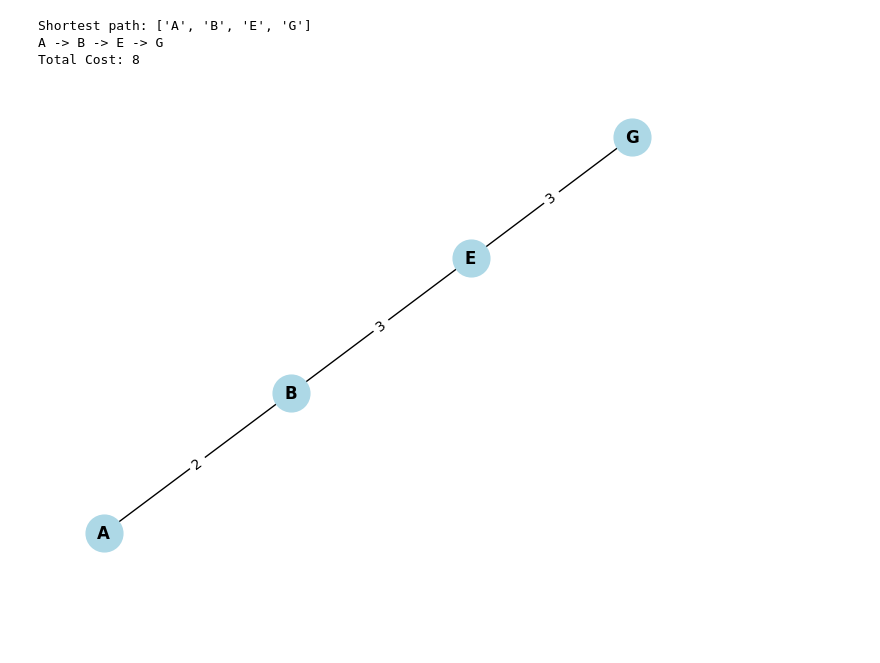
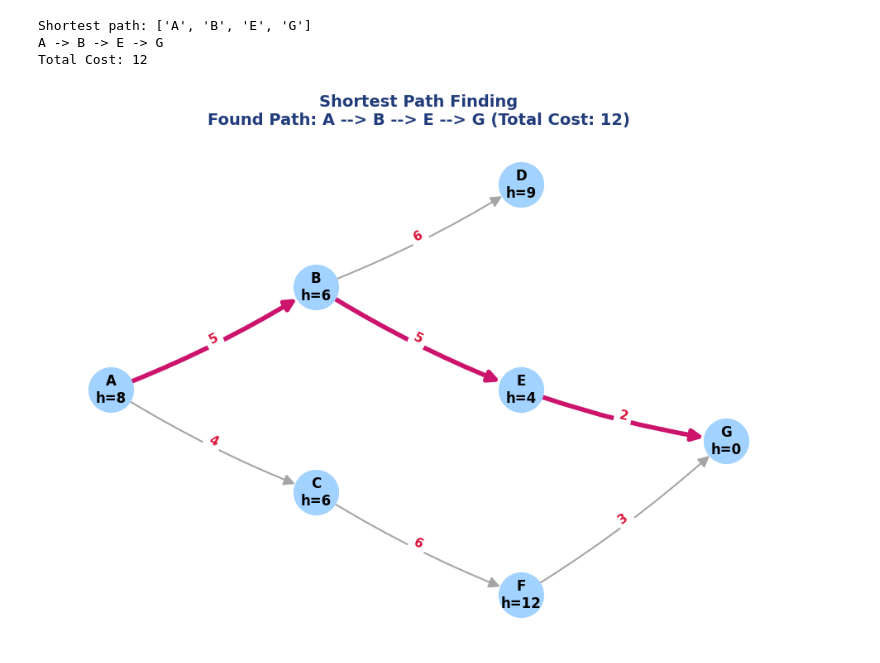
Before and after one commit to John26hub/AiLab, a Jupyter notebook: ailab-d4.ipynb, the cells around one changed output. Drawn from its saved outputs; the diff is of its cells as text; code cells hidden in the pictures; blank space fills up the shorter version.

```diff
--- a/ailab-d4.ipynb
+++ b/ailab-d4.ipynb
@@ -3,9 +3,9 @@
 # %%
 import heapq
 graph = {
-    'A': [('B', 1), ('C', 4)],
-    'B': [('D', 2), ('E', 5)],
-    'C': [('F', 1)],
+    'A': [('B', 5), ('C', 4)],
+    'B': [('D', 6), ('E', 5)],
+    'C': [('F', 6)],
     'D': [],
     'E': [('G',2)],
     'F': [('G', 3)],
@@ -13,12 +13,12 @@ graph = {
 }
 
 heuristic = {
-    'A': 7,
+    'A': 8,
     'B': 6,
-    'C': 2,
-    'D': 5,
-    'E': 2,
-    'F': 1,
+    'C': 6,
+    'D': 9,
+    'E': 4,
+    'F': 12,
     'G': 0
 }
 # %%
@@ -49,21 +49,40 @@ print("Total Cost:", cost)
 # %% [output]
 Shortest path: ['A', 'B', 'E', 'G']
 A -> B -> E -> G
-Total Cost: 8
+Total Cost: 12
-# %%
-import networkx as nx
-import matplotlib.pyplot as plt
-
-G = nx.Graph()
-edges = [
-    ('A', 'B', 2), ('B', 'E', 3), ('E', 'G', 3),
-]
-G.add_weighted_edges_from(edges)
-pos = nx.spring_layout(G)
-nx.draw(G, pos, with_labels=True, node_color='lightblue', node_size=700, font_weight='bold')
-
-edge_labels = nx.get_edge_attributes(G, 'weight')
-nx.draw_networkx_edge_labels(G, pos, edge_labels=edge_labels)
-plt.show()
-# %% [output]
-[figure, removed]
+# %%
+import networkx as nx
+import matplotlib.pyplot as plt
+G = nx.DiGraph()
+for node, neighbors in graph.items():
+    for neighbor, edge_cost in neighbors:
+        G.add_edge(node, neighbor, weight=edge_cost)
+
+shortest_path_edges = []
+for i in range(len(path) - 1):
+    edge_pair = (path[i], path[i+1])
+    shortest_path_edges.append(edge_pair)
+
+edge_colors = []
+edge_widths = []
+for edge in G.edges():
+    if edge in shortest_path_edges:
+        edge_colors.append('#cc146d')
+        edge_widths.append(4.0)
+    else:
+        edge_colors.append('#A5A5A5')
+        edge_widths.append(1.5)
+
+pos = {'A': (0, 1), 'B': (1, 2), 'C': (1, 0), 'D': (2, 3), 'E': (2, 1), 'F': (2, -1), 'G': (3, 0.5)}
+node_labels = {node: f"{node}\nh={heuristic[node]}" for node in graph}
+plt.figure(figsize=(9, 6))
+nx.draw(G, pos, labels=node_labels, node_color='#A2D2FF', node_size=1500, font_weight='bold',
+        edge_color=edge_colors, width=edge_widths, arrowsize=20, connectionstyle='arc3,rad=0.05')
+
+edge_labels = nx.get_edge_attributes(G, 'weight')
+nx.draw_networkx_edge_labels(G, pos, edge_labels=edge_labels, font_size=11, font_color='crimson', font_weight='bold')
+plt.title(f"Shortest Path Finding\nFound Path: {' --> '.join(path)} (Total Cost: {cost})", fontsize=14, fontweight='bold', pad=15, color='#213c7a')
+plt.axis('off')
+plt.show()
+# %% [output]
+[figure, added]
```
Also changed, not shown: parts of 1 cell of this notebook.
